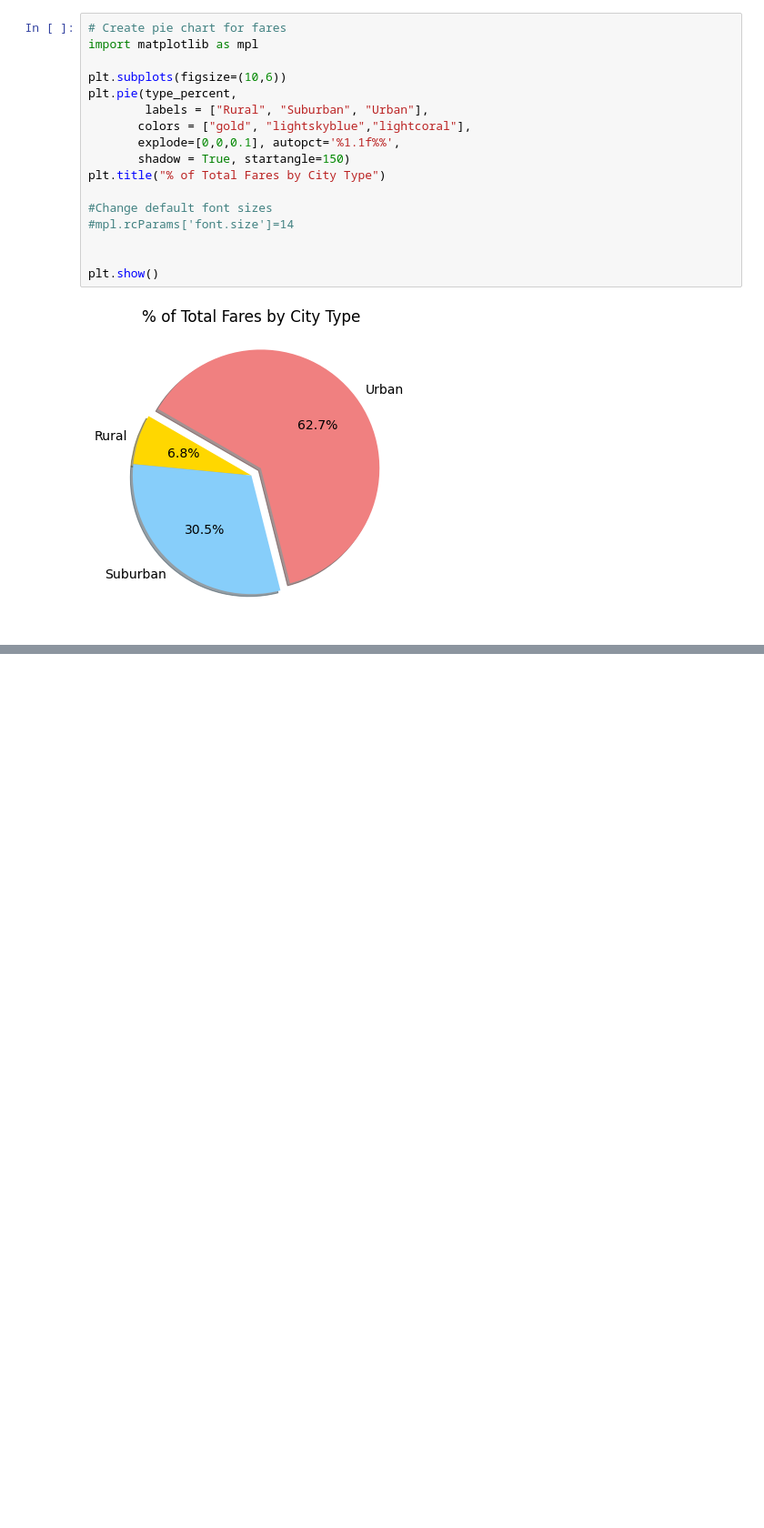
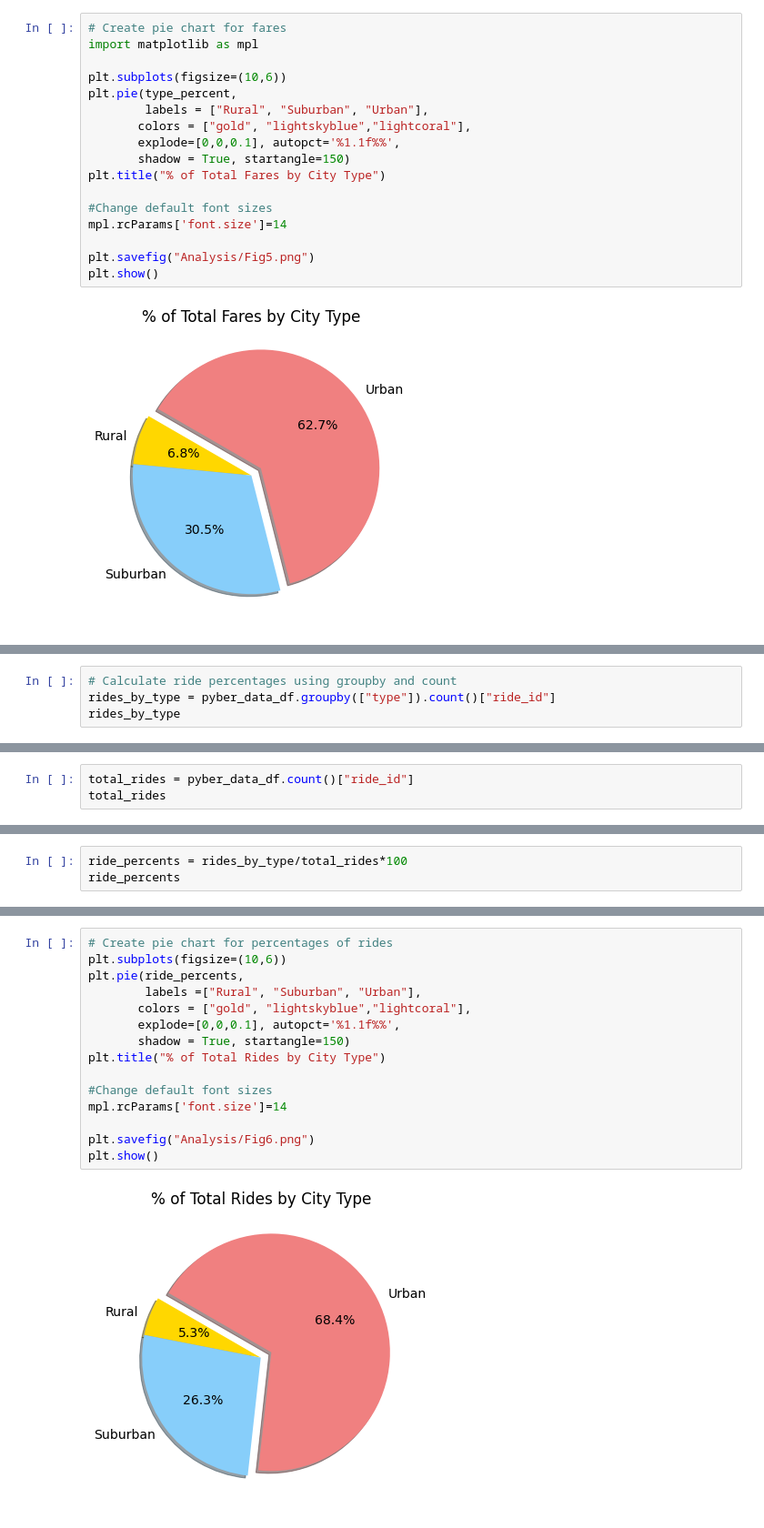
Before and after one commit to CYLaiMDPhD/PyBer_Rideshare_Analysis, a Jupyter notebook: PyBer.ipynb, the cells around one changed output, grey strips where cells are left out. Shown at 91% size. Drawn from its saved outputs; the diff is of its cells as text; blank space fills up the shorter version.

```diff
--- a/PyBer.ipynb
+++ b/PyBer.ipynb
@@ -774,9 +774,9 @@ plt.pie(type_percent,
 plt.title("% of Total Fares by City Type")
 
 #Change default font sizes
-#mpl.rcParams['font.size']=14
+mpl.rcParams['font.size']=14
 
-
+plt.savefig("Analysis/Fig5.png")
 plt.show()
 # %% [output]
 [figure]
@@ -782,0 +792,4 @@ plt.show()
+# %%
+# Calculate ride percentages using groupby and count
+rides_by_type = pyber_data_df.groupby(["type"]).count()["ride_id"]
+rides_by_type
@@ -782,0 +802,3 @@ plt.show()
+# %%
+total_rides = pyber_data_df.count()["ride_id"]
+total_rides
@@ -782,0 +807,3 @@ plt.show()
+# %%
+ride_percents = rides_by_type/total_rides*100
+ride_percents
@@ -782,0 +816,17 @@ plt.show()
+# %%
+# Create pie chart for percentages of rides
+plt.subplots(figsize=(10,6))
+plt.pie(ride_percents,
+        labels =["Rural", "Suburban", "Urban"],
+       colors = ["gold", "lightskyblue","lightcoral"],
+       explode=[0,0,0.1], autopct='%1.1f%%',
+       shadow = True, startangle=150)
+plt.title("% of Total Rides by City Type")
+
+#Change default font sizes
+mpl.rcParams['font.size']=14
+
+plt.savefig("Analysis/Fig6.png")
+plt.show()
+# %% [output]
+[figure, added]
```
Also changed, not shown: parts of 6 cells of this notebook, 2 other files.
